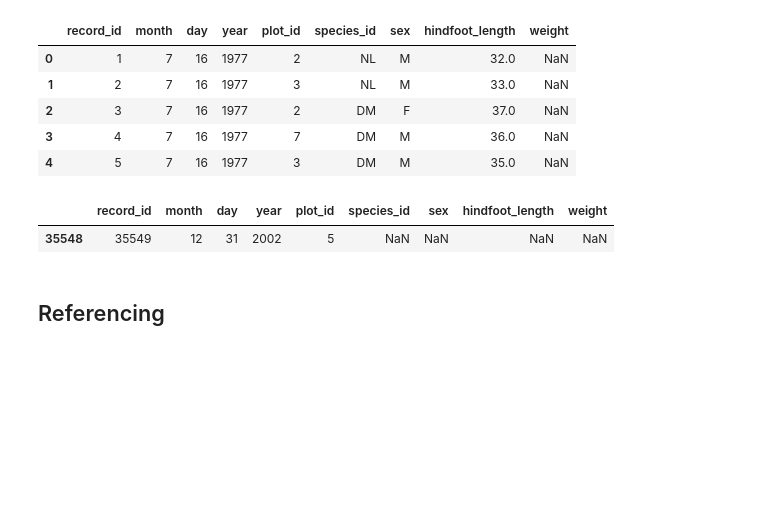
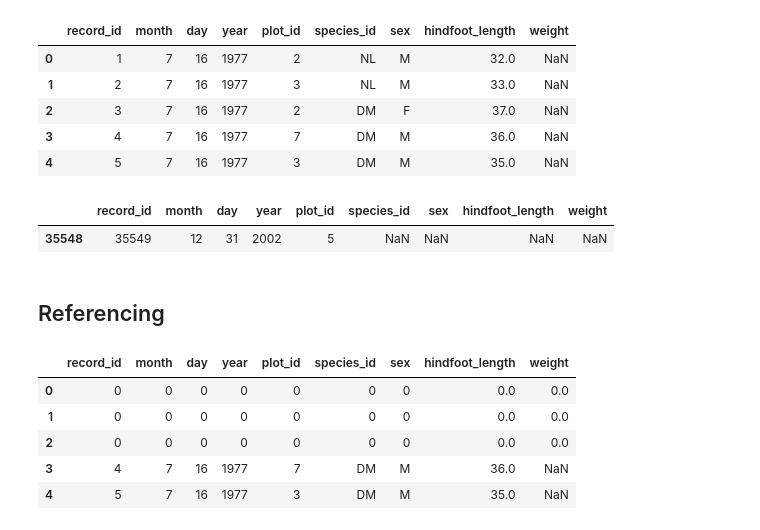
Before and after one commit to ubvu/2023-05-30-python, a Jupyter notebook: notebooks/indexing.ipynb, the cells around one changed output. Drawn from its saved outputs; the diff is of its cells as text; code cells hidden in the pictures; blank space fills up the shorter version.

```diff
--- a/notebooks/indexing.ipynb
+++ b/notebooks/indexing.ipynb
@@ -173,0 +174,13 @@ true_copy_survey_df
+# %%
+ref_survey_df = survey_df
+# %%
+ref_survey_df[0:3] = 0
+# %%
+ref_survey_df.head()
+# %% [output]
+|  | record_id | month | day | year | plot_id | species_id | sex | hindfoot_length | weight |
+| 0 | 0 | 0 | 0 | 0 | 0 | 0 | 0 | 0.0 | 0.0 |
+| 1 | 0 | 0 | 0 | 0 | 0 | 0 | 0 | 0.0 | 0.0 |
+| 2 | 0 | 0 | 0 | 0 | 0 | 0 | 0 | 0.0 | 0.0 |
+| 3 | 4 | 7 | 16 | 1977 | 7 | DM | M | 36.0 | NaN |
+| 4 | 5 | 7 | 16 | 1977 | 3 | DM | M | 35.0 | NaN |
```
Also changed, not shown: parts of 1 cell of this notebook.
